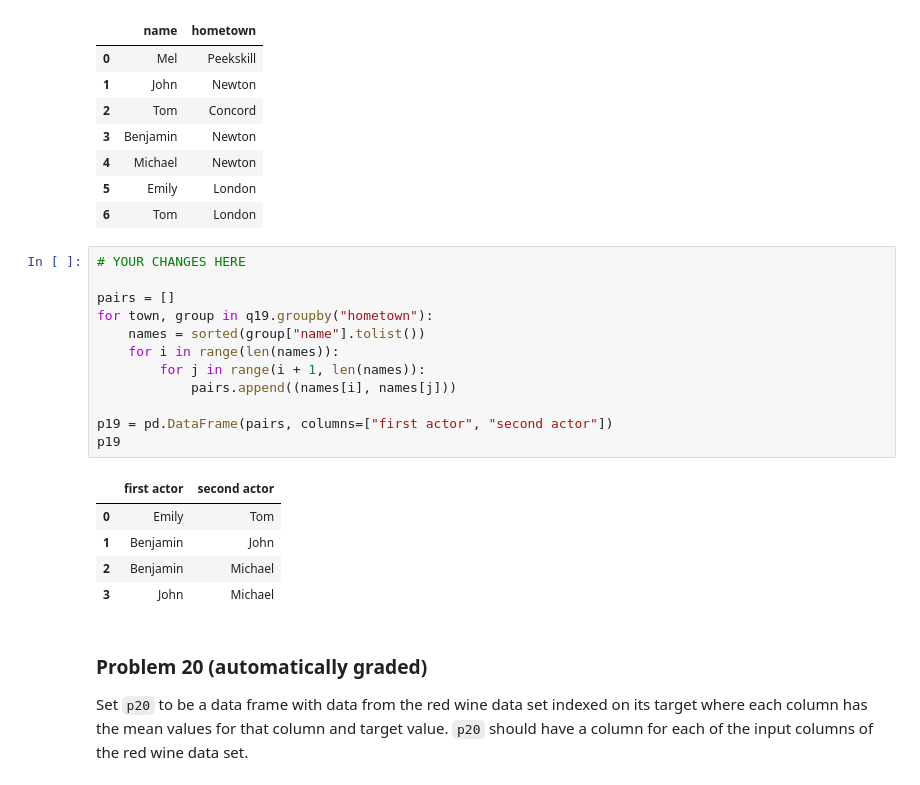
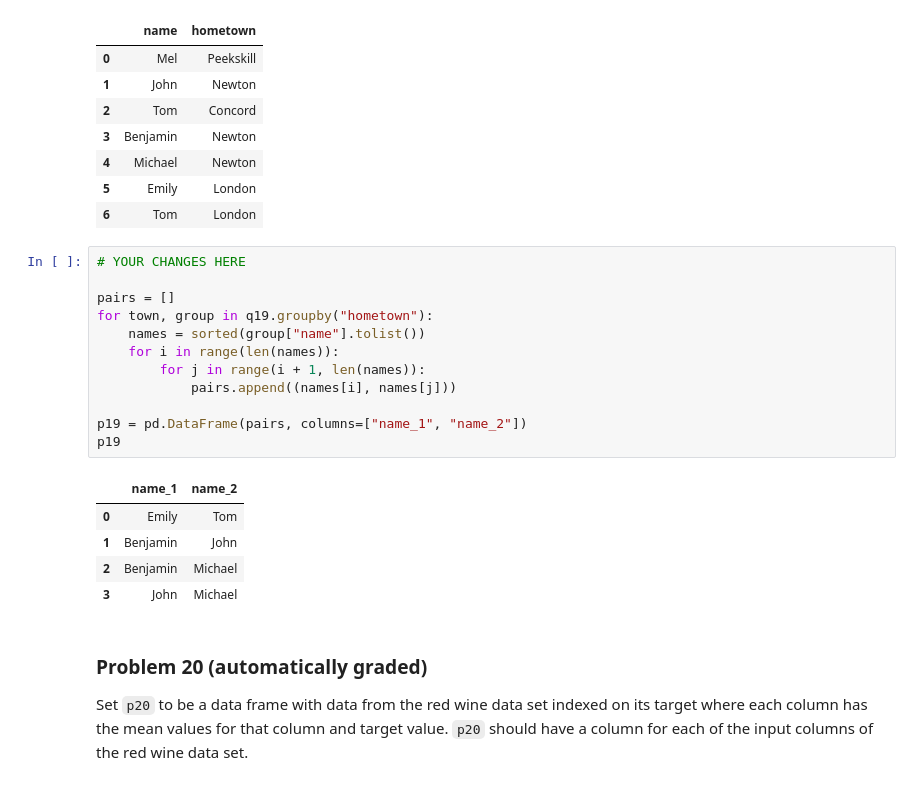
Before and after one commit to chloewinter99/dx602-homework-10, a Jupyter notebook: homework.ipynb, the cells around one changed output. Drawn from its saved outputs; the diff is of its cells as text.

```diff
--- a/homework.ipynb
+++ b/homework.ipynb
@@ -390,17 +390,17 @@ q19
 # %%
 # YOUR CHANGES HERE
 
 pairs = []
 for town, group in q19.groupby("hometown"):
     names = sorted(group["name"].tolist())
     for i in range(len(names)):
         for j in range(i + 1, len(names)):
             pairs.append((names[i], names[j]))
 
-p19 = pd.DataFrame(pairs, columns=["first actor", "second actor"])
+p19 = pd.DataFrame(pairs, columns=["name_1", "name_2"])
 p19
 # %% [output]
-|  | first actor | second actor |
+|  | name_1 | name_2 |
 | 0 | Emily | Tom |
 | 1 | Benjamin | John |
 | 2 | Benjamin | Michael |
```
